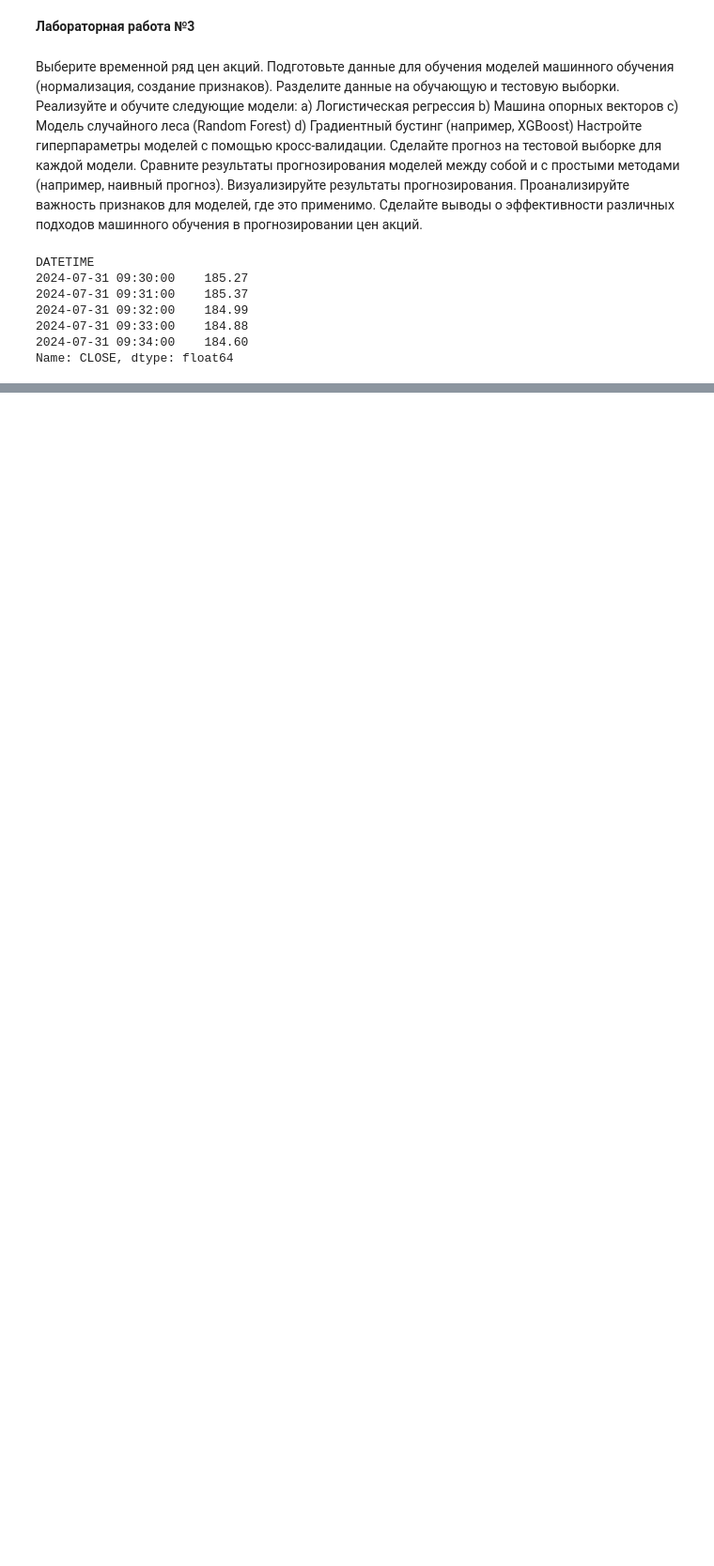
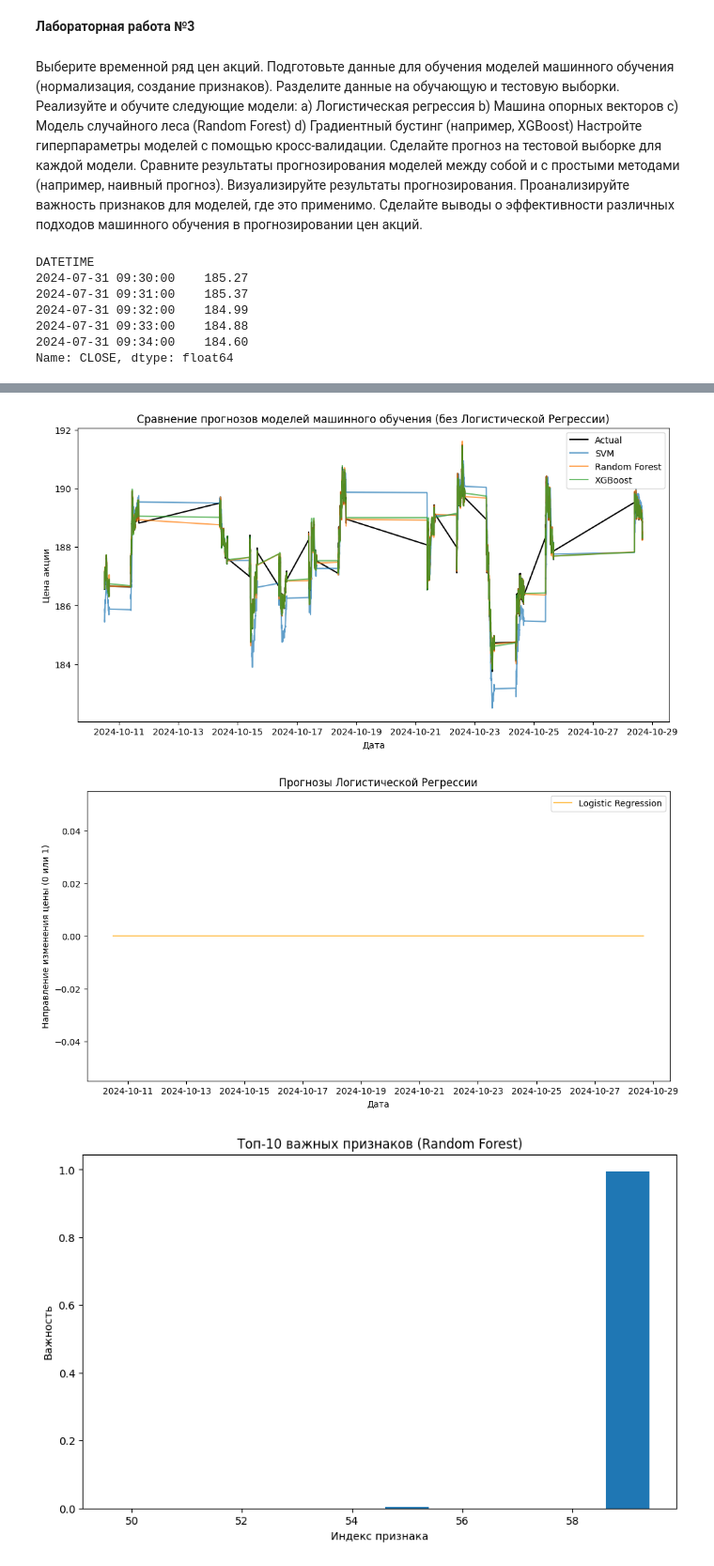
Before and after one commit to keysenelvial/dinam, a Jupyter notebook: dinam3.ipynb, the cells around one changed output, grey strips where cells are left out. Shown at 94% size. Saved outputs shown, nothing was run; the diff lists cells and outputs as text; code cells hidden in the pictures; blank space fills up the shorter version.

```diff
--- a/dinam3.ipynb
+++ b/dinam3.ipynb
@@ -125,0 +108,41 @@ plt.show()
+# %%
+# Визуализация результатов для всех моделей, кроме логистической регрессии
+plt.figure(figsize=(12, 6))
+plt.plot(ts.index[-len(y_test):], scaler.inverse_transform(y_test.reshape(-1, 1)), label='Actual', color='black')
+plt.plot(ts.index[-len(y_test):], scaler.inverse_transform(svm_pred), label='SVM', alpha=0.7)
+plt.plot(ts.index[-len(y_test):], scaler.inverse_transform(rf_pred), label='Random Forest', alpha=0.7)
+plt.plot(ts.index[-len(y_test):], scaler.inverse_transform(xgb_pred), label='XGBoost', alpha=0.7)
+plt.title('Сравнение прогнозов моделей машинного обучения (без Логистической Регрессии)')
+plt.xlabel('Дата')
+plt.ylabel('Цена акции')
+plt.legend()
+plt.show()
+
+# Визуализация результатов для Логистической Регрессии
+plt.figure(figsize=(12, 6))
+plt.plot(ts.index[-len(lr_pred):], lr_pred, label='Logistic Regression', color='orange', alpha=0.7)
+plt.title('Прогнозы Логистической Регрессии')
+plt.xlabel('Дата')
+plt.ylabel('Направление изменения цены (0 или 1)')
+plt.legend()
+plt.show()
+
+
+
+# 6. Анализ важности признаков (для Random Forest)
+feature_importance = pd.DataFrame({'feature': range(X_train.shape[1]), 'importance': rf_model.feature_importances_})
+feature_importance = feature_importance.sort_values('importance', ascending=False).head(10)
+
+plt.figure(figsize=(10, 6))
+plt.bar(feature_importance['feature'], feature_importance['importance'])
+plt.title('Топ-10 важных признаков (Random Forest)')
+plt.xlabel('Индекс признака')
+plt.ylabel('Важность')
+plt.show()
+
+
+print(feature_importance['feature'], feature_importance['importance'])
+# %% [output]
+[figure, added]
+[figure, added]
+[figure, added]
```
Also changed, not shown: parts of 4 cells of this notebook.
